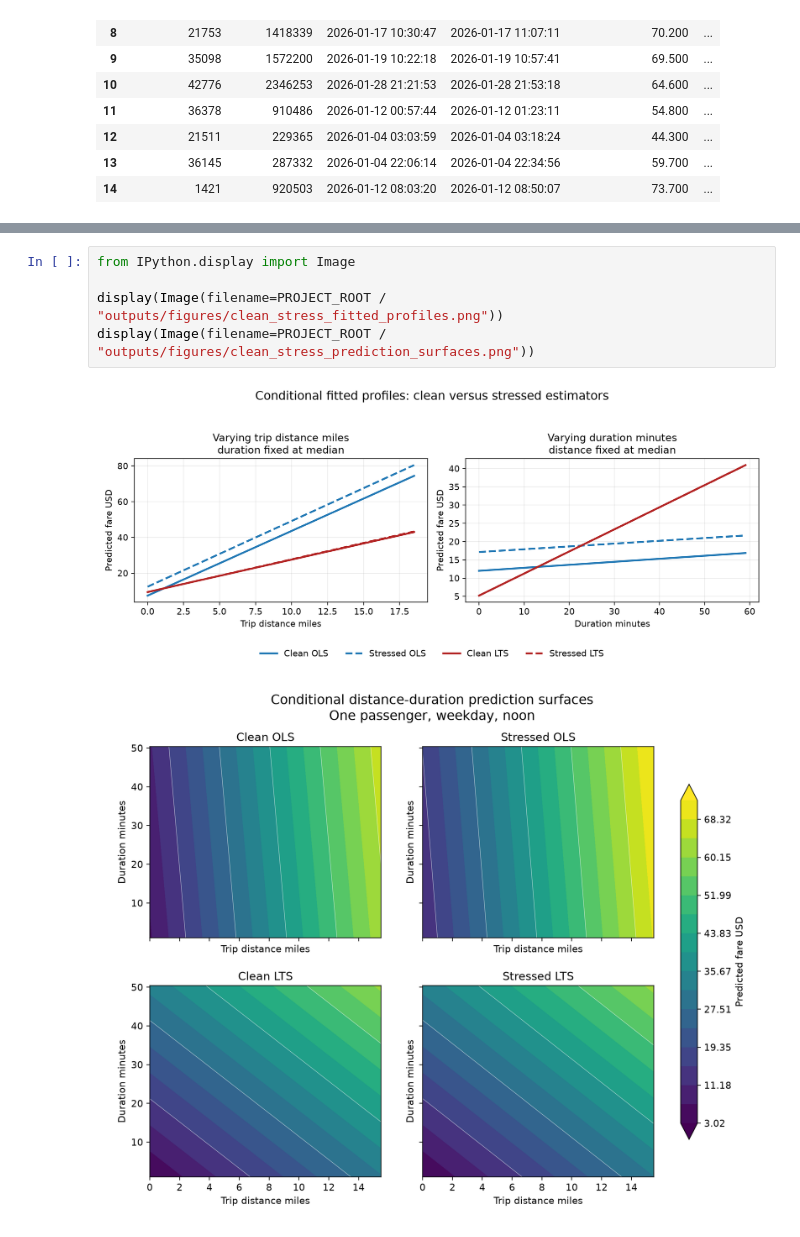
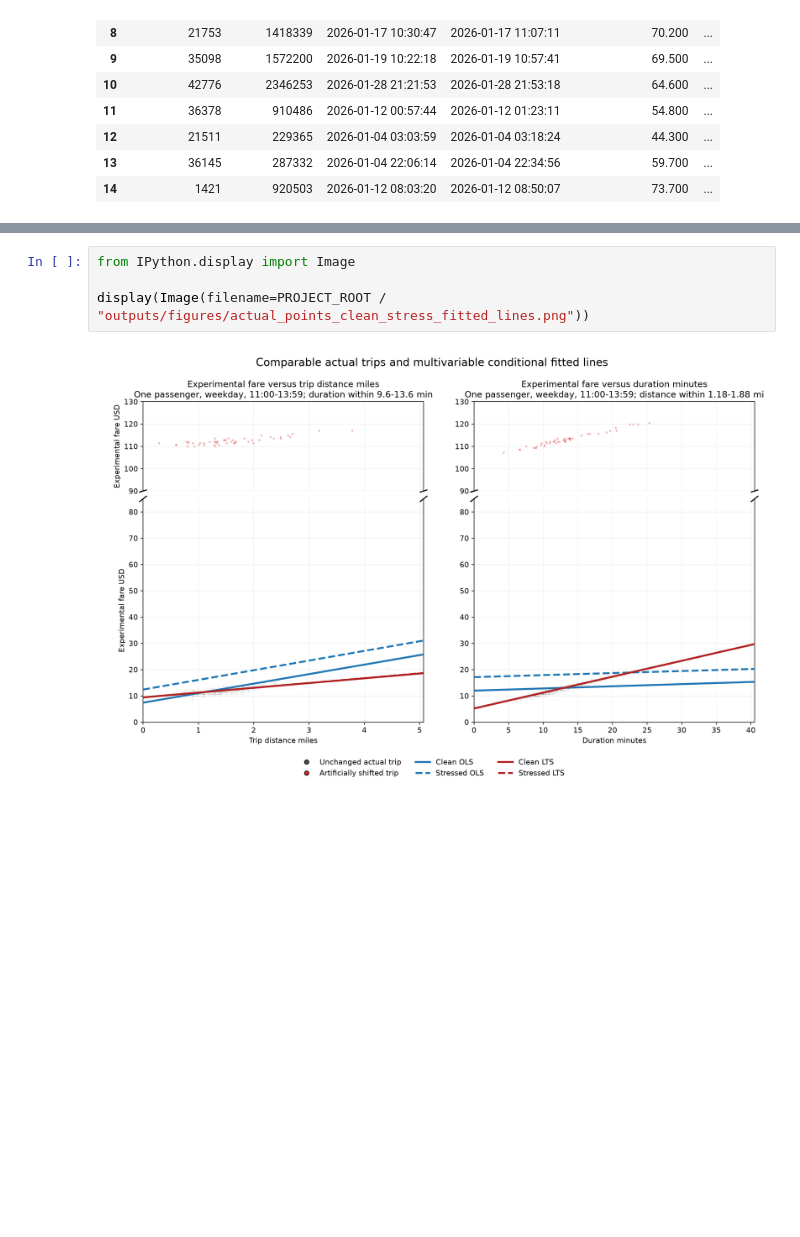
Before and after one commit to Ak62007/LTS, a Jupyter notebook: notebooks/05_contamination_stress_test.ipynb, the cells around one changed output, grey strips where cells are left out. Cells and saved outputs as stored; diff of their text form; blank space fills up the shorter version.

Commit message:
fix: replace model plots with actual-point comparison

```diff
--- a/notebooks/05_contamination_stress_test.ipynb
+++ b/notebooks/05_contamination_stress_test.ipynb
@@ -183,9 +188,7 @@ and noon.
 # %%
 from IPython.display import Image
 
-display(Image(filename=PROJECT_ROOT / "outputs/figures/clean_stress_fitted_profiles.png"))
-display(Image(filename=PROJECT_ROOT / "outputs/figures/clean_stress_prediction_surfaces.png"))
+display(Image(filename=PROJECT_ROOT / "outputs/figures/actual_points_clean_stress_fitted_lines.png"))
 # %% [output]
-[figure, old version]
+[figure, new version]
-[figure, removed]
 # %% [markdown]
```
Also changed, not shown: parts of 2 cells of this notebook, 9 other files.
